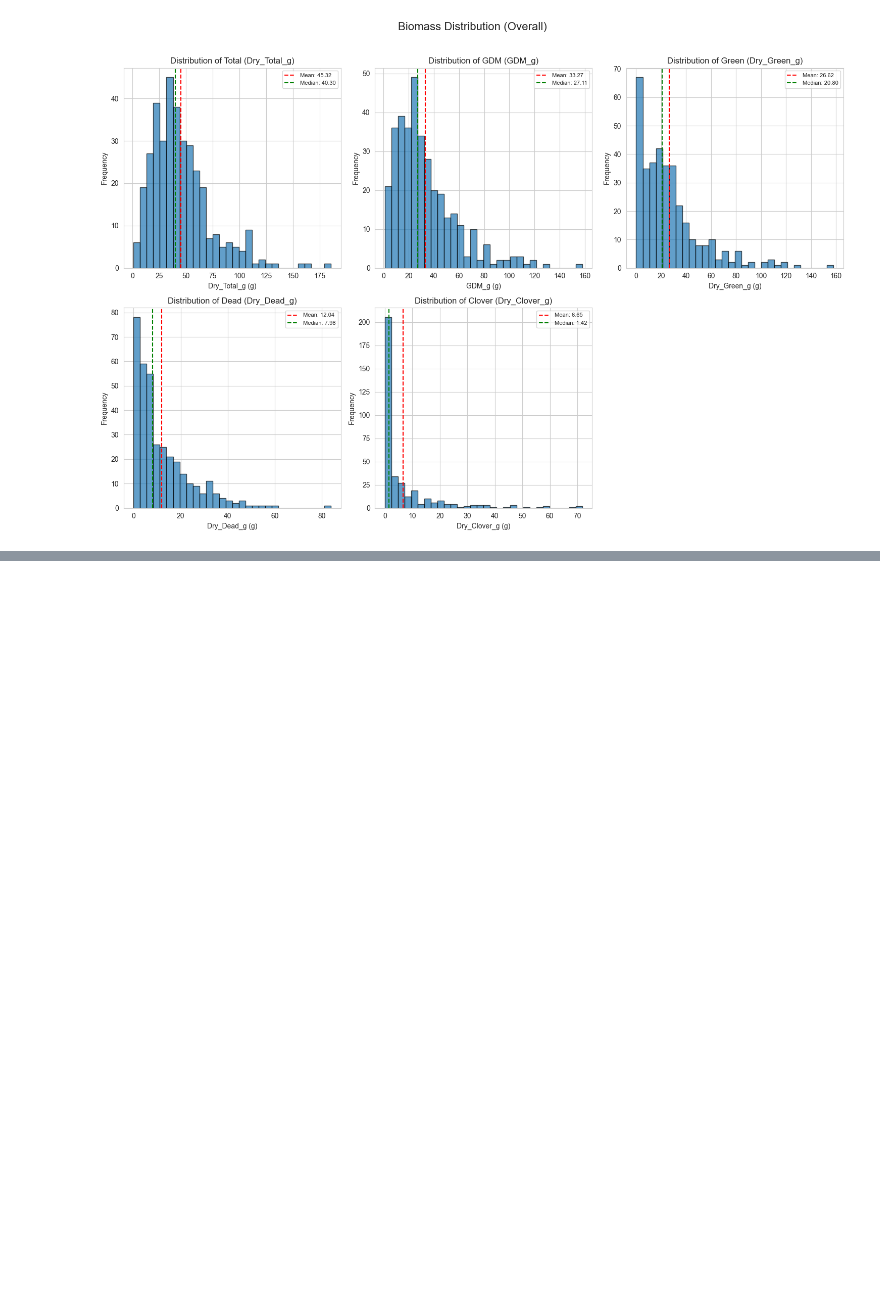
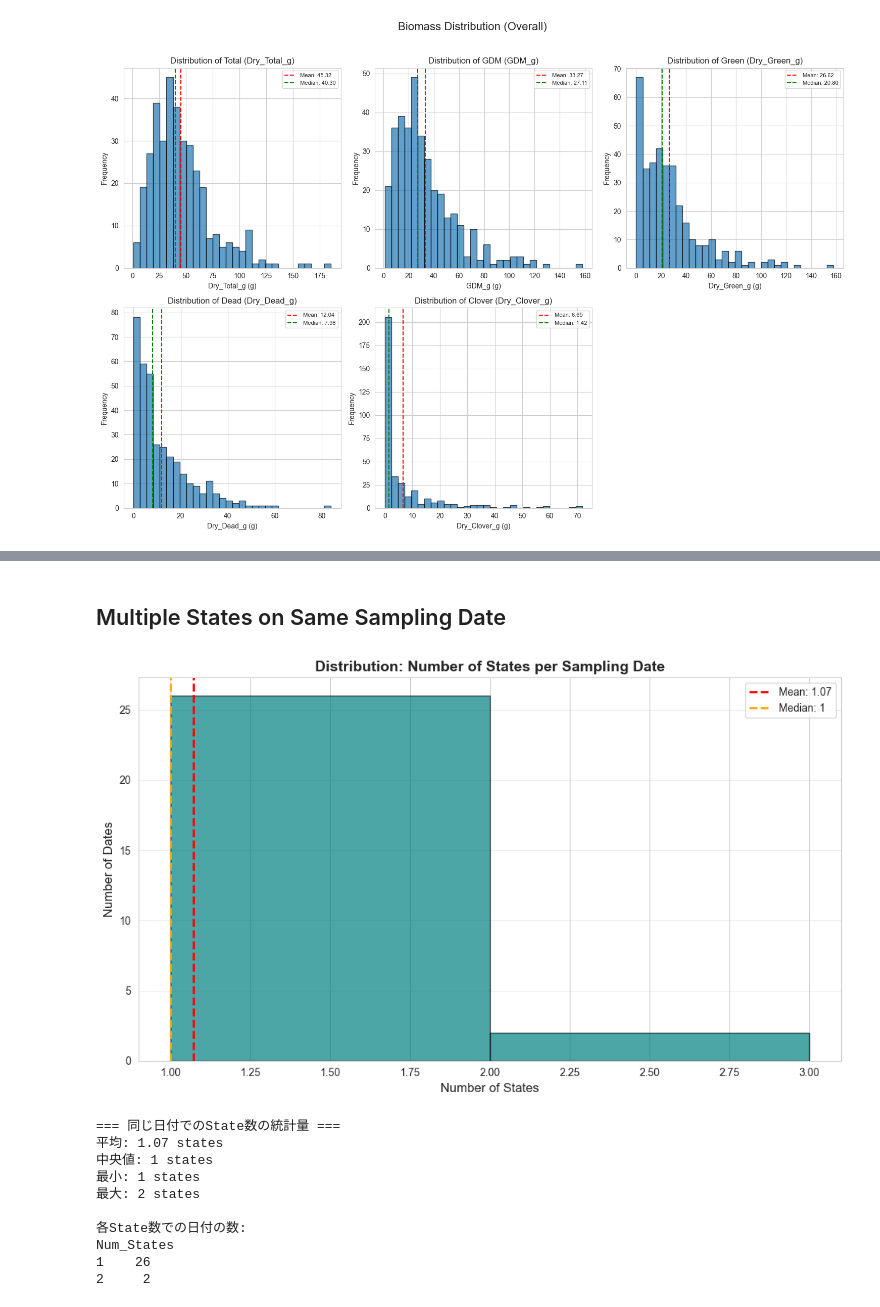
Before and after one commit to marumarukun-da/csiro-biomass, a Jupyter notebook: notebook/eda.ipynb, the cells around one changed output, grey strips where cells are left out. Saved outputs shown, nothing was run; the diff lists cells and outputs as text; code cells hidden in the pictures; blank space fills up the shorter version.

```diff
--- a/notebook/eda.ipynb
+++ b/notebook/eda.ipynb
@@ -170,0 +308,45 @@ Name: count, dtype: int64
+# %% [markdown]
+## Multiple States on Same Sampling Date
+# %%
+# 各日付ごとの State 数を集計
+date_state_counts = df.groupby('Sampling_Date_dt')['State'].nunique().reset_index()
+date_state_counts.columns = ['Sampling_Date', 'Num_States']
+
+# 統計量を計算
+mean_states = date_state_counts['Num_States'].mean()
+median_states = date_state_counts['Num_States'].median()
+max_states = date_state_counts['Num_States'].max()
+
+# ヒストグラムで可視化
+fig, ax = plt.subplots(figsize=(10, 6))
+ax.hist(date_state_counts['Num_States'], bins=range(1, max_states + 2), edgecolor='black', alpha=0.7, color='teal')
+ax.set_xlabel('Number of States', fontsize=12)
+ax.set_ylabel('Number of Dates', fontsize=12)
+ax.set_title('Distribution: Number of States per Sampling Date', fontsize=14, fontweight='bold')
+ax.axvline(mean_states, color='red', linestyle='--', linewidth=2, label=f'Mean: {mean_states:.2f}')
+ax.axvline(median_states, color='orange', linestyle='--', linewidth=2, label=f'Median: {median_states:.0f}')
+ax.legend(fontsize=10)
+ax.grid(axis='y', alpha=0.3)
+plt.tight_layout()
+plt.show()
+
+# 統計量を表示
+print("=== 同じ日付でのState数の統計量 ===")
+print(f"平均: {mean_states:.2f} states")
+print(f"中央値: {median_states:.0f} states")
+print(f"最小: {date_state_counts['Num_States'].min()} states")
+print(f"最大: {max_states} states")
+print(f"\n各State数での日付の数:")
+print(date_state_counts['Num_States'].value_counts().sort_index().to_string())
+# %% [output]
+[figure, added]
+=== 同じ日付でのState数の統計量 ===
+平均: 1.07 states
+中央値: 1 states
+最小: 1 states
+最大: 2 states
+
+各State数での日付の数:
+Num_States
+1    26
+2     2
```
Also changed, not shown: parts of 8 cells of this notebook.
